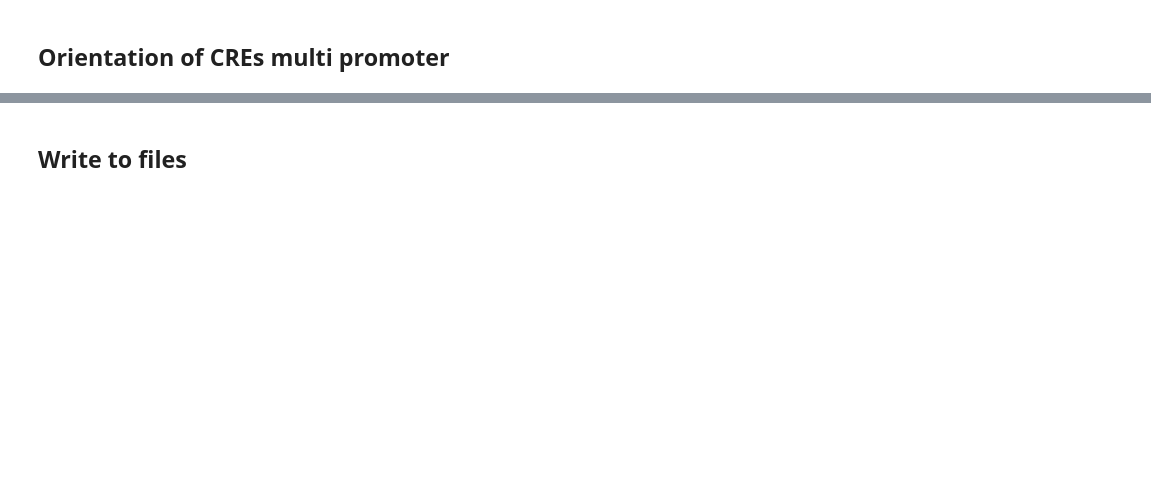
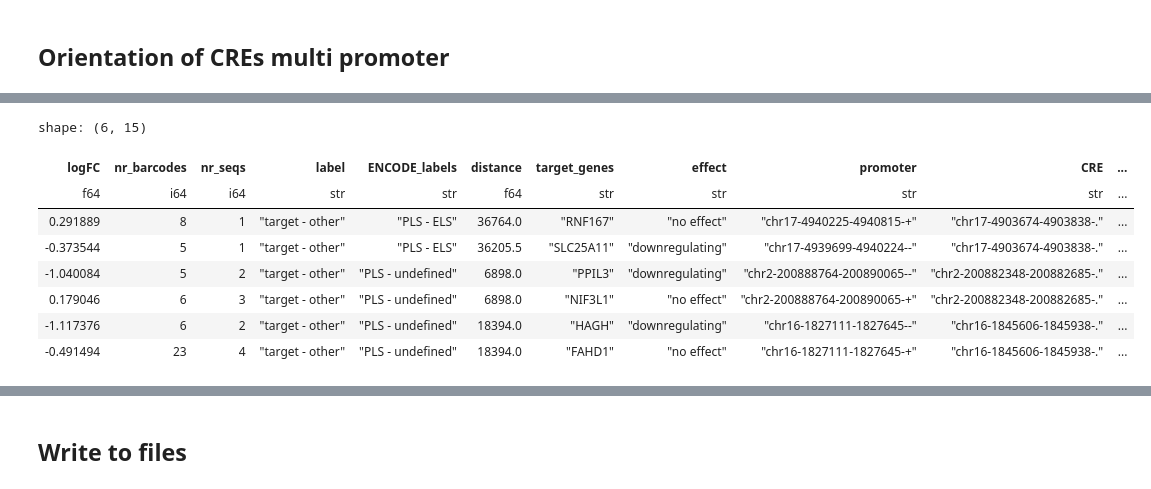
Before and after one commit to kircherlab/CMPRA_figures, a Jupyter notebook: luciferase_design.ipynb, the cells around one changed output, grey strips where cells are left out. Cells and saved outputs as stored; diff of their text form; code cells hidden in the pictures; blank space fills up the shorter version.

```diff
--- a/luciferase_design.ipynb
+++ b/luciferase_design.ipynb
@@ -368,0 +364,6 @@ shape: (5, 17)
+# %%
+enhancing_or_not = multi_prom.sort("activity_difference", descending=True)\
+.filter((pl.col("z_score").max().over("CRE") > 1.5) & (pl.col("z_score").min().over("CRE") < 1)
+& (pl.col("z_score").min().over("CRE") > -0.5))
+enhancing_or_not = enhancing_or_not.filter(pl.col("CRE").is_in(enhancing_or_not.select("CRE").unique(maintain_order=True).head(3)["CRE"]))
+enhancing_or_not.head()
@@ -369 +379,19 @@ shape: (5, 17)
+# %%
+silencing_or_not = multi_prom.sort("activity_difference", descending=True)\
+.filter((pl.col("z_score").min().over("CRE") < -1.5) & (pl.col("z_score").max().over("CRE") > -1)
+& (pl.col("z_score").max().over("CRE") < 0.5) &
+(pl.col("target_genes").n_unique().over("CRE") > 1) &
+(pl.col("CRE") != "chr17-75255057-75255500-."))
+silencing_or_not = silencing_or_not.filter(pl.col("CRE").is_in(silencing_or_not.select("CRE").unique(maintain_order=True).head(3)["CRE"]))
+silencing_or_not
+# %% [output]
+shape: (6, 15)
+| logFC | nr_barcodes | nr_seqs | label | ENCODE_labels | distance | target_genes | effect | promoter | CRE | ... |
+| f64 | i64 | i64 | str | str | f64 | str | str | str | str | ... |
+| 0.291889 | 8 | 1 | "target - other" | "PLS - ELS" | 36764.0 | "RNF167" | "no effect" | "chr17-4940225-4940815-+" | "chr17-4903674-4903838-." | ... |
+| -0.373544 | 5 | 1 | "target - other" | "PLS - ELS" | 36205.5 | "SLC25A11" | "downregulating" | "chr17-4939699-4940224--" | "chr17-4903674-4903838-." | ... |
+| -1.040084 | 5 | 2 | "target - other" | "PLS - undefined" | 6898.0 | "PPIL3" | "downregulating" | "chr2-200888764-200890065--" | "chr2-200882348-200882685-." | ... |
+| 0.179046 | 6 | 3 | "target - other" | "PLS - undefined" | 6898.0 | "NIF3L1" | "no effect" | "chr2-200888764-200890065-+" | "chr2-200882348-200882685-." | ... |
+| -1.117376 | 6 | 2 | "target - other" | "PLS - undefined" | 18394.0 | "HAGH" | "downregulating" | "chr16-1827111-1827645--" | "chr16-1845606-1845938-." | ... |
+| -0.491494 | 23 | 4 | "target - other" | "PLS - undefined" | 18394.0 | "FAHD1" | "no effect" | "chr16-1827111-1827645-+" | "chr16-1845606-1845938-." | ... |
 # %%
```
Also changed, not shown: parts of 46 cells of this notebook.
